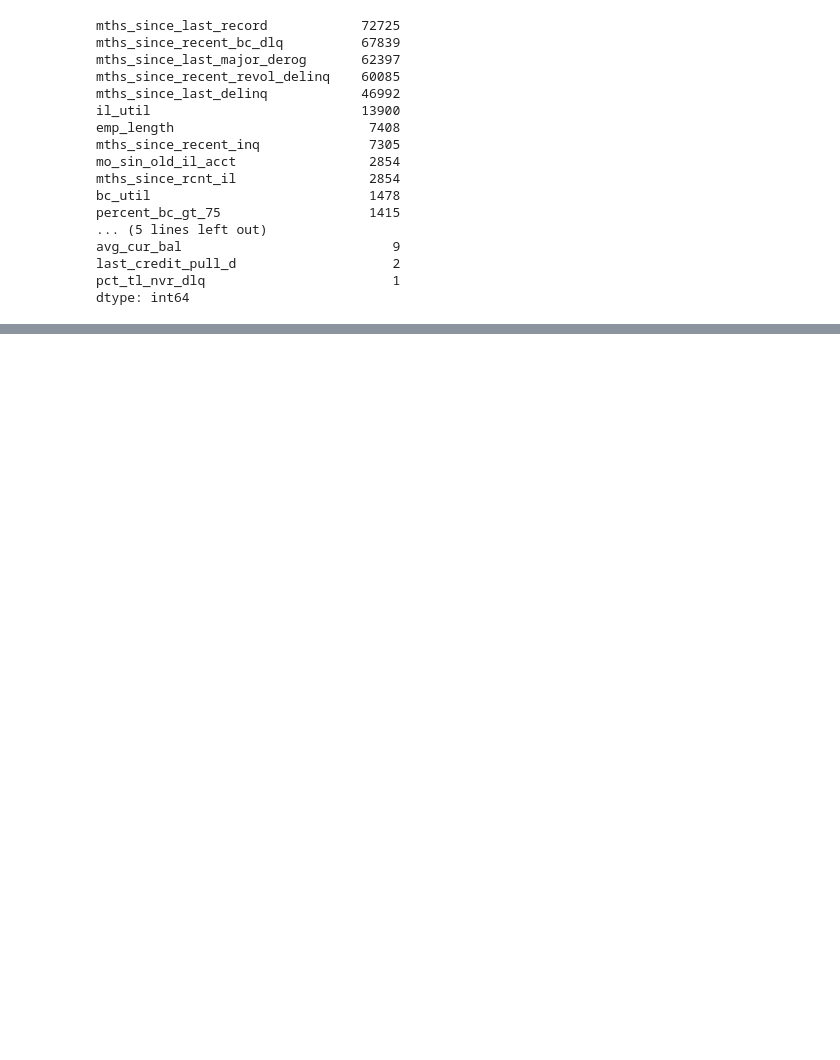
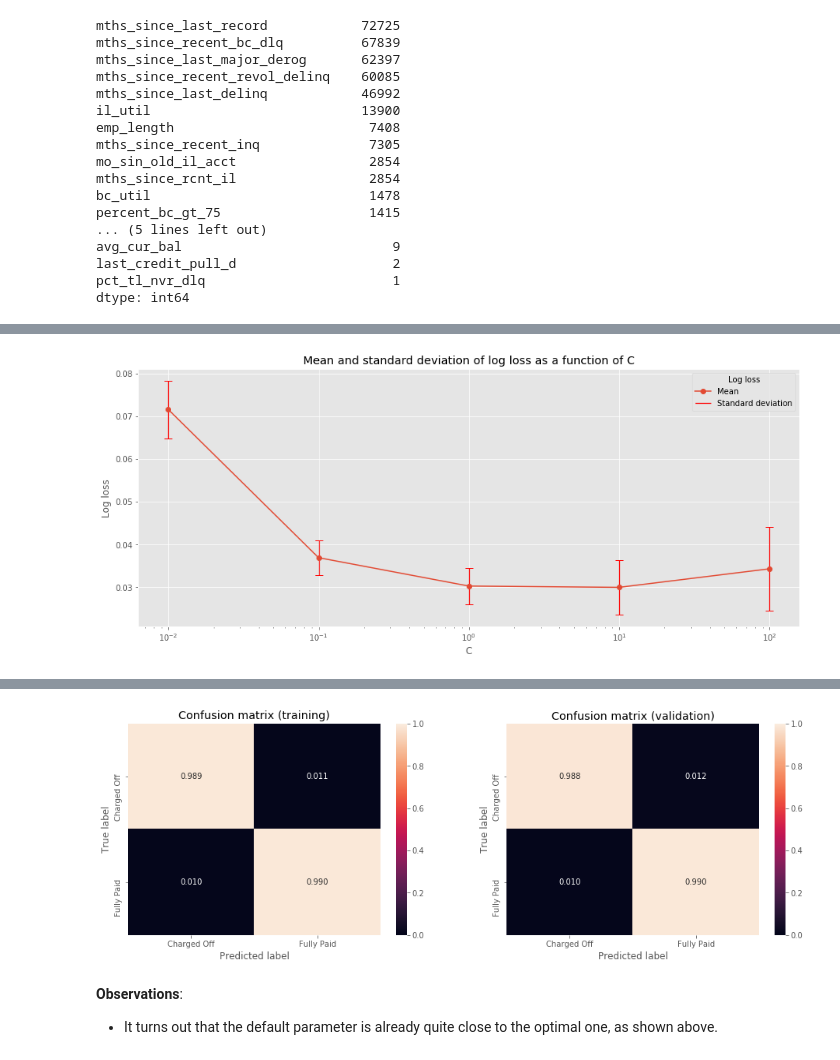
Before and after one commit to zegheim/datagrasp, a Jupyter notebook: DataGrasp Coding Challenge.ipynb, the cells around one changed output, grey strips where cells are left out. Saved outputs shown, nothing was run; the diff lists cells and outputs as text; code cells hidden in the pictures; blank space fills up the shorter version.

```diff
--- a/DataGrasp Coding Challenge.ipynb
+++ b/DataGrasp Coding Challenge.ipynb
@@ -495,0 +768,20 @@ dtype: int64
+# %%
+# Define our search space for C (constrained due to computational power limitations)
+srch_spc_lr = np.geomspace(1e-2, 1e2, num=5)
+
+# Define the parameters we are optimising for: C
+param_grid = {'C': srch_spc_lr}
+
+# Instantiate a KFold object
+kf = KFold(n_splits=5, shuffle=True, random_state=0)
+
+# Define a LogisticRegression object that we will optimise
+lr_optimised = LogisticRegression(max_iter=500, random_state=0, solver='lbfgs')
+
+
+# Instantiate a GridSearchCV object, which will search over srch_spc to find the best value of C
+grid = GridSearchCV(lr_optimised, cv=kf, n_jobs=-1, param_grid=param_grid,
+                    scoring = 'neg_log_loss', refit=True, return_train_score=False)
+
+# Train the classifier on our training set
+grid.fit(X_tr, y_tr)
@@ -495,0 +810,49 @@ dtype: int64
+# %%
+# Visualise the mean / s.d. of log loss (across folds) as a function of C
+ll_mean = -1 * grid.cv_results_['mean_test_score']
+ll_std = -1 * grid.cv_results_['std_test_score']
+
+# Plot the mean and s.d. of accuracy score as a function of C
+plt.figure(figsize = (15, 6))
+ax = plt.axes()
+plt.errorbar(
+    srch_spc_lr, ll_mean, yerr=ll_std, ecolor='red', elinewidth=1.25, capsize=5, fmt='o-', label='Mean'
+)
+
+# Scale the x-axis to log base 10
+plt.xscale('log', basex=10)
+
+# Title, labels, and legends
+plt.title('Mean and standard deviation of log loss as a function of C')
+plt.ylabel('Log loss')
+plt.xlabel('C')
+handles, labels = ax.get_legend_handles_labels()
+handles = [handles[0][0], handles[0][2]]
+labels = [labels[0], 'Standard deviation']
+ax.legend(handles, labels, title='Log loss')
+
+plt.show()
+
+# Report classification accuracy and log loss score on both training / validation set
+print('TRAINING\n--------')
+print('Accuracy: {:.3f}'.format(accuracy_score(y_tr, grid.predict(X_tr))))
+print('Log loss: {:.3f}'.format(log_loss(y_tr, grid.predict_proba(X_tr))))
+print('\nVALIDATION\n----------')
+print('Accuracy: {:.3f}'.format(accuracy_score(y_val, grid.predict(X_val))))
+print('Log loss: {:.3f}'.format(log_loss(y_val, grid.predict_proba(X_val))))
+print('\nCLASSIFICATION REPORT\n---------------------')
+print(classification_report(y_val, grid.predict(X_val)))
+
+# Report the optimal parameters
+print('\nOptimal parameters\n------------------\n')
+for key, val in grid.best_params_.items():
+    print('{}: {}'.format(key, val))
+
+# Visualise the errors
+_, ax = plt.subplots(1, 2, figsize = (16, 5))
+cm_tr = confusion_matrix(y_tr, grid.predict(X_tr))
+cm_val = confusion_matrix(y_val, grid.predict(X_val))
+plot_confusion_matrix(cm_tr, classes=['Charged Off', 'Fully Paid'], ax=ax[0], title='Confusion matrix (training)')
+plot_confusion_matrix(cm_val, classes=['Charged Off', 'Fully Paid'], ax=ax[1], title='Confusion matrix (validation)')
+# %% [output]
+[figure, added]
@@ -495,0 +876,5 @@ dtype: int64
+[figure, added]
+# %% [markdown]
+**Observations**:
+
+* It turns out that the default parameter is already quite close to the optimal one, as shown above.
```
Also changed, not shown: parts of 49 cells of this notebook.
